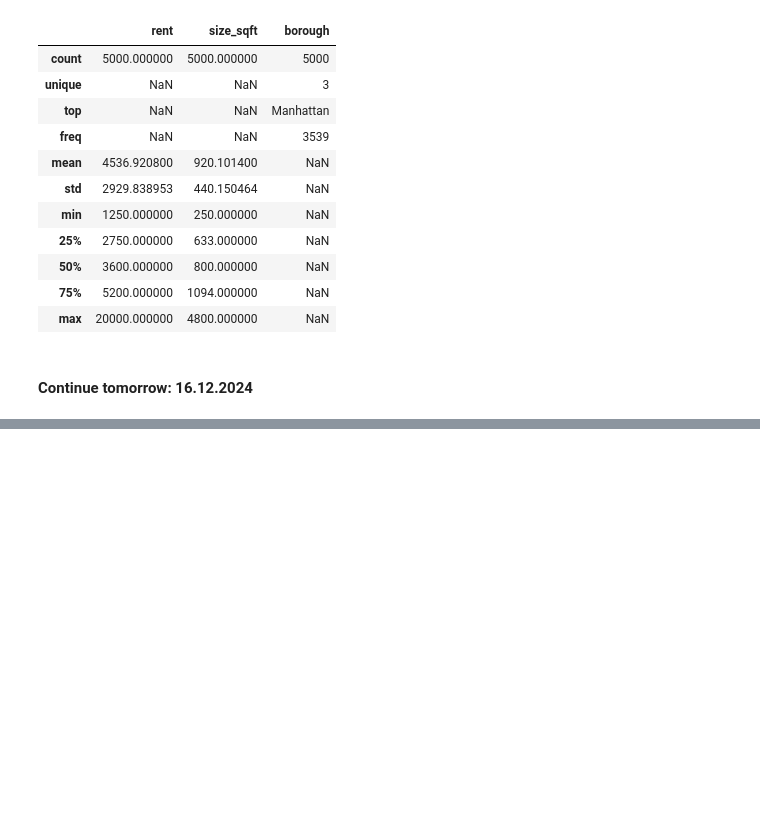
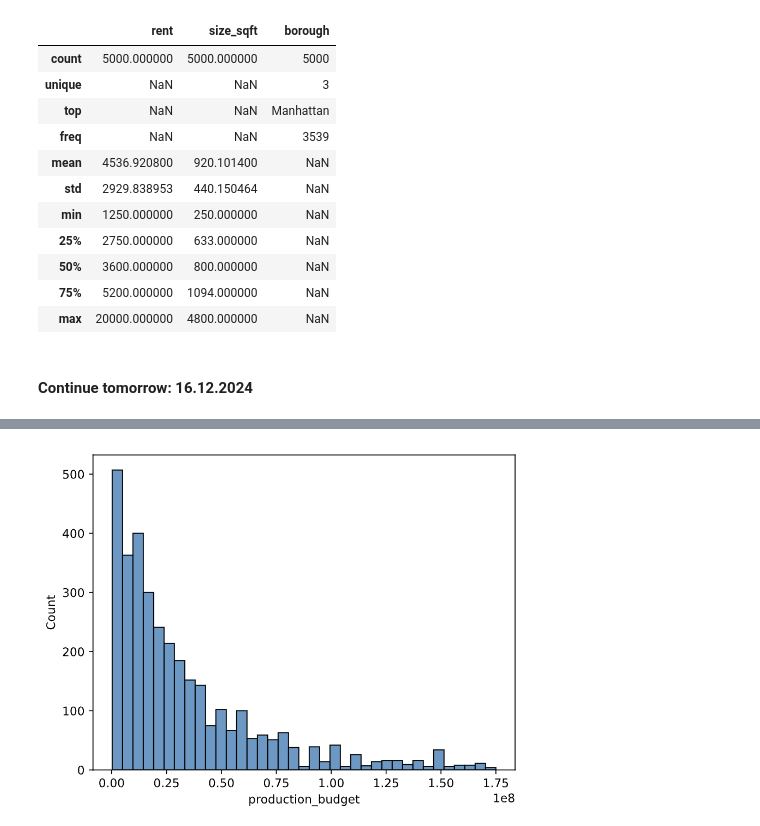
Before and after one commit to MaqsudovJamshed/EDA_Learning_Journey, a Jupyter notebook: EDA_Course.ipynb, the cells around one changed output, grey strips where cells are left out. Cells and saved outputs as stored; diff of their text form; code cells hidden in the pictures; blank space fills up the shorter version.

```diff
--- a/EDA_Course.ipynb
+++ b/EDA_Course.ipynb
@@ -102,0 +127,4 @@ rental.describe(include='all')
+# %%
+display(Image(filename='/Users/jamshedmaqsudov/Desktop/EDA_Learning_Journey/hist_movies.png', width=500, height=300))
+# %% [output]
+[figure, added]
```
Also changed, not shown: parts of 13 cells of this notebook, 8 other files.
